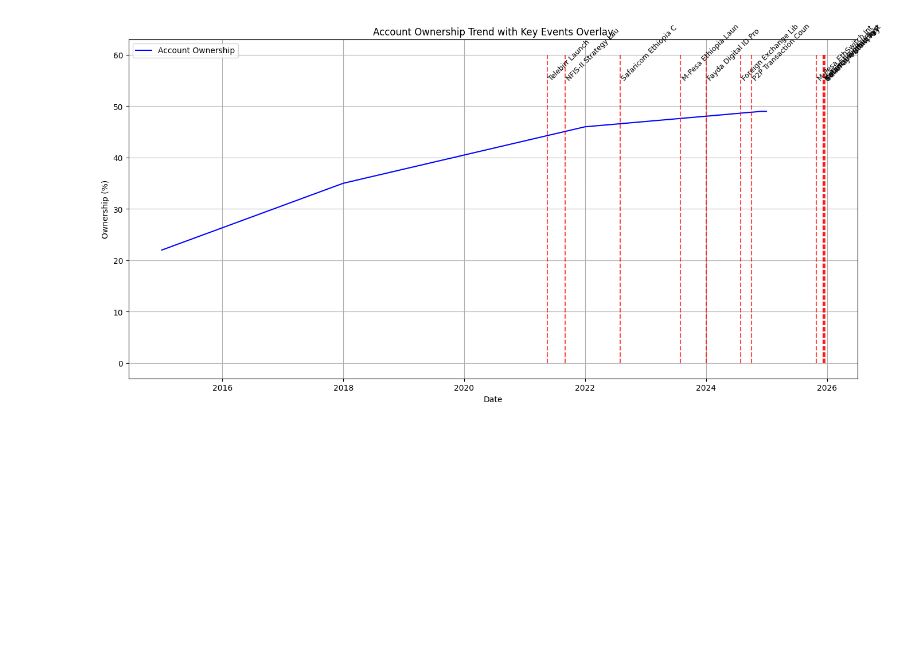
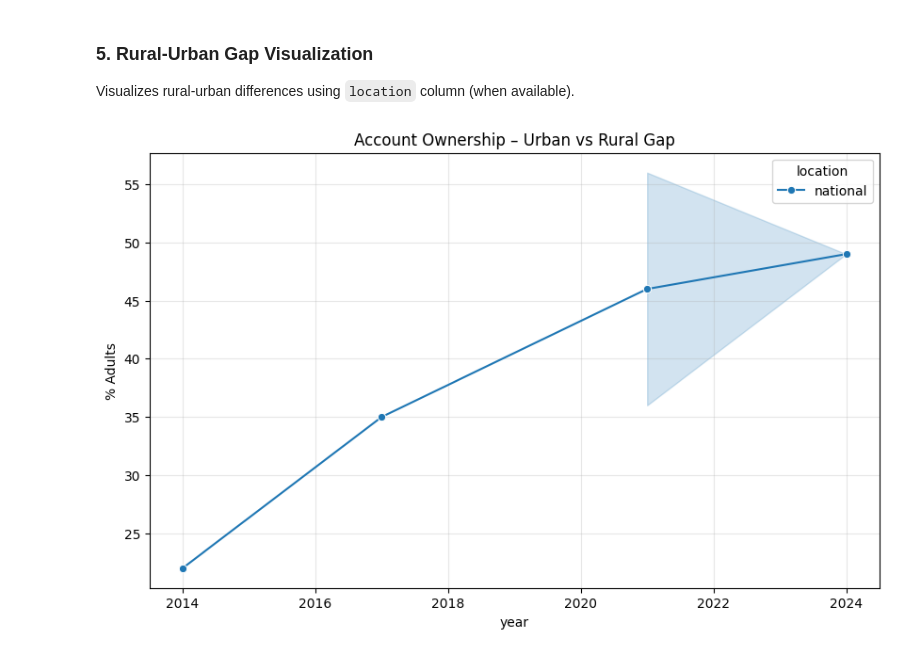
Before and after one commit to bekonad/ethiopia-financial-inclusion-forecast, a Jupyter notebook: notebooks/task2_eda.ipynb, the cells around one changed output. Drawn from its saved outputs; the diff is of its cells as text; code cells hidden in the pictures; blank space fills up the shorter version.

```diff
--- a/notebooks/task2_eda.ipynb
+++ b/notebooks/task2_eda.ipynb
@@ -40,7 +47,14 @@ Name: count, dtype: int64
 # %%
-obs = df[df['record_type'] == 'observation'].copy()
-obs['observation_date'] = pd.to_datetime(obs['observation_date'], errors='coerce')
-obs['year'] = obs['observation_date'].dt.year
+def load_enriched_data():
+    path = os.path.join(PROCESSED_DIR, 'enriched_fi_unified_data.csv')
+    try:
+        df = pd.read_csv(path, low_memory=False)
+        df['observation_date'] = pd.to_datetime(df['observation_date'], errors='coerce')
+        df['year'] = df['observation_date'].dt.year
+        print(f"✓ Loaded enriched data: {df.shape[0]} rows × {df.shape[1]} columns")
+        return df
+    except FileNotFoundError:
+        raise FileNotFoundError(f"Enriched file missing: {path}\n→ Run Task 1 first")
 
-print("Observation years:", sorted(obs['year'].dropna().unique()))
+df = load_enriched_data()
 # %% [output]
@@ -156,20 +202,26 @@ Pivoted enablers data (after aggregation):
+# %% [markdown]
+### 5. Rural-Urban Gap Visualization
+Visualizes rural-urban differences using `location` column (when available).
 # %%
-events = df[df['record_type'] == 'event'].copy()
-events['observation_date'] = pd.to_datetime(events['observation_date'], errors='coerce')
+def plot_rural_urban_gap(df):
+    """Rural-urban gap in account ownership (using 'location' field)"""
+    urban_rural = df[(df['record_type'] == 'observation') &
+                     (df['indicator_code'] == 'ACC_OWNERSHIP') &
+                     (df['location'].isin(['urban', 'rural', 'national']))]
 
-plt.figure(figsize=(14, 7))
-sns.lineplot(data=acc_own, x='observation_date', y='value_numeric', color='blue', label='Account Ownership')
-plt.vlines(events['observation_date'], ymin=0, ymax=60, color='red', linestyle='--', alpha=0.7)
+    if urban_rural.empty:
+        print("No urban/rural disaggregation found for ACC_OWNERSHIP")
+        print("Proxy insight (common in Ethiopia): Urban ~70–80%, rural ~30–40%")
+        return
 
-for i, row in events.iterrows():
-    plt.text(row['observation_date'], 55, row['indicator'][:20], rotation=45, fontsize=9)
+    plt.figure(figsize=(10,6))
+    sns.lineplot(data=urban_rural, x='year', y='value_numeric', hue='location', marker='o')
+    plt.title('Account Ownership – Urban vs Rural Gap')
+    plt.ylabel('% Adults')
+    plt.grid(True, alpha=0.3)
+    plt.savefig(os.path.join(FIGURES_DIR, '09_rural_urban_gap.png'), dpi=150)
+    plt.show()
 
-plt.title('Account Ownership Trend with Key Events Overlay')
-plt.ylabel('Ownership (%)')
-plt.xlabel('Date')
-plt.grid(True)
-plt.tight_layout()
-plt.savefig(os.path.join(REPORTS_DIR, 'event_timeline_overlay.png'))
-plt.show()
+plot_rural_urban_gap(df)
 # %% [output]
-[figure, old version]
+[figure, new version]
```
Also changed, not shown: parts of 23 cells of this notebook, 9 other files.
